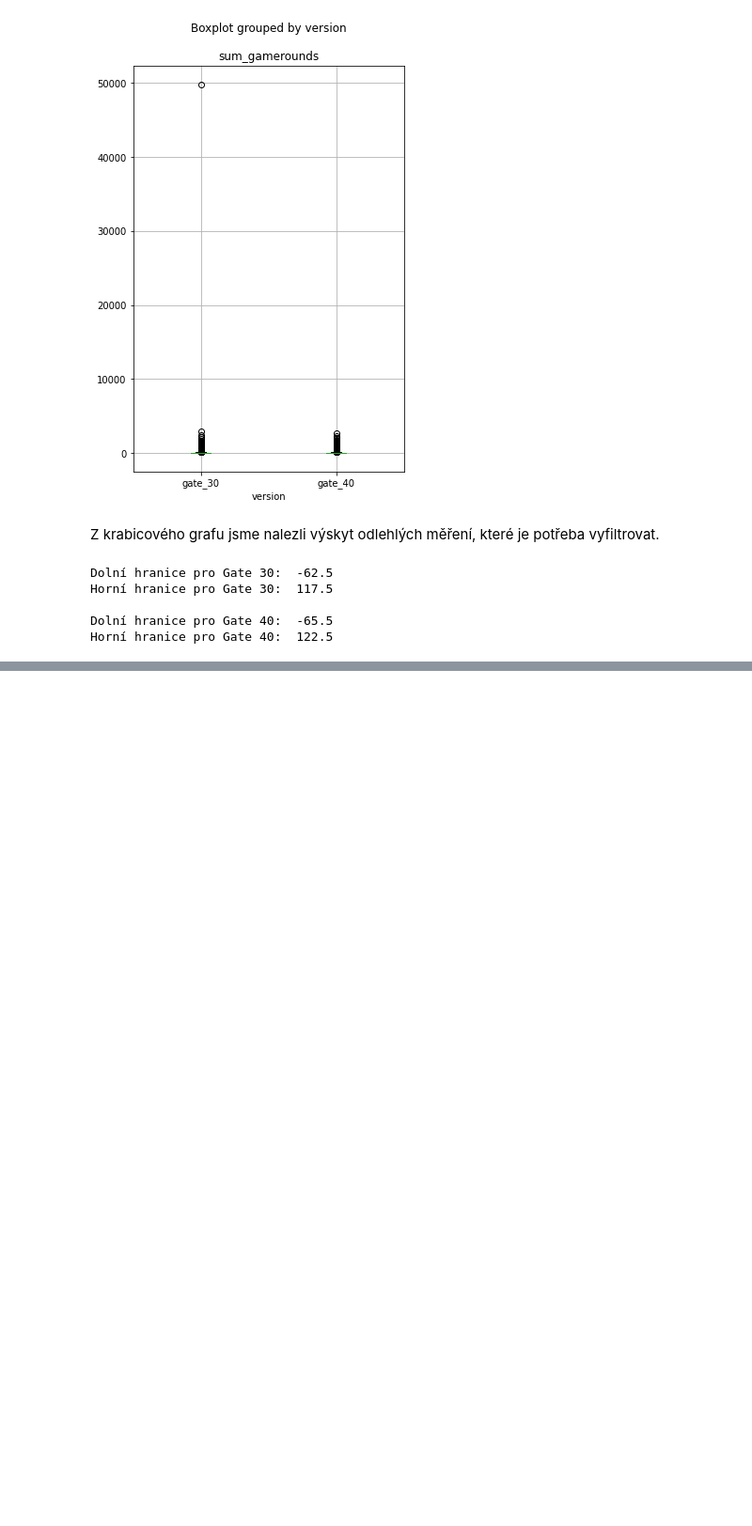
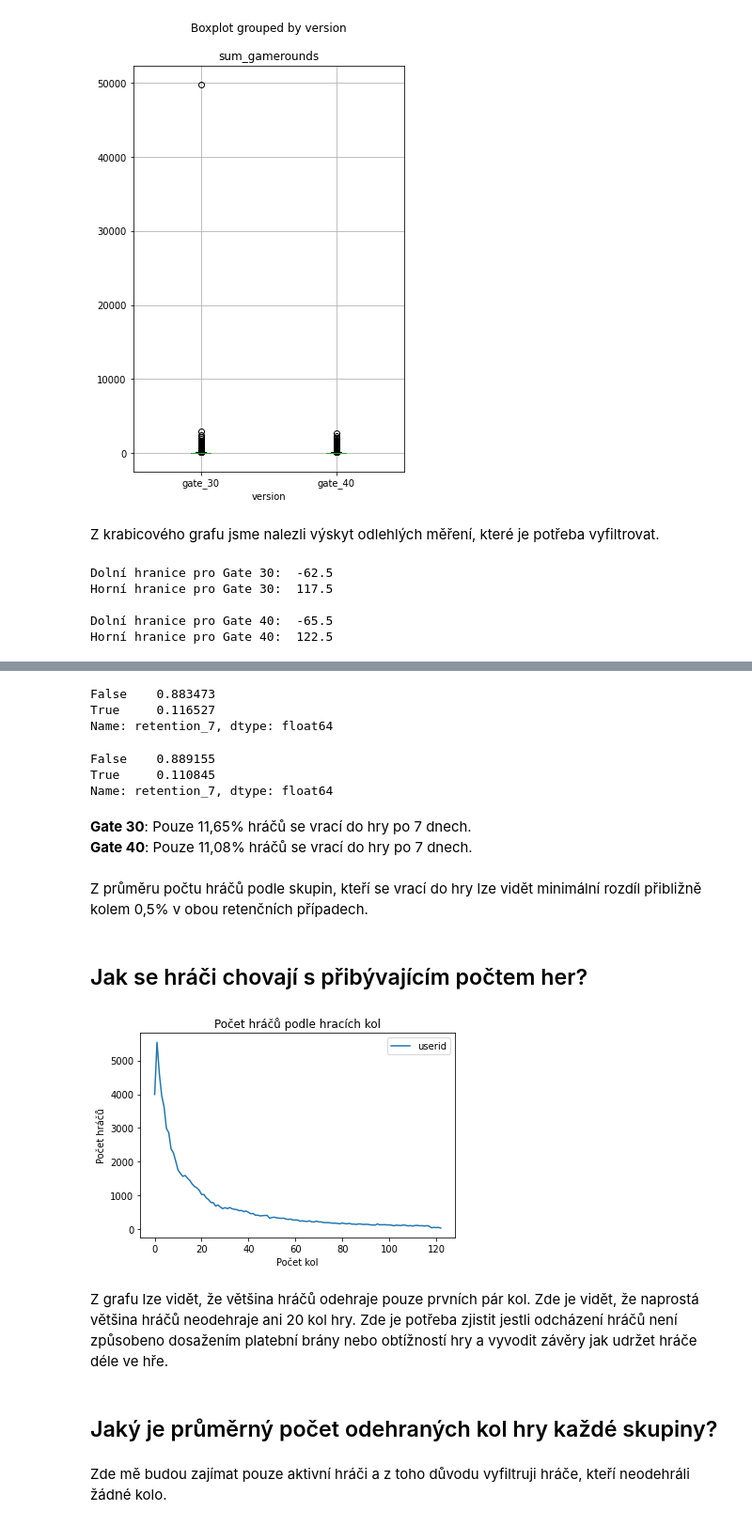
Before and after one commit to 9berny9/cookie_cats_analysis, a Jupyter notebook: cats.ipynb, the cells around one changed output, grey strips where cells are left out. Shown at 94% size. Saved outputs shown, nothing was run; the diff lists cells and outputs as text; code cells hidden in the pictures; blank space fills up the shorter version.

```diff
--- a/cats.ipynb
+++ b/cats.ipynb
@@ -157,0 +205,35 @@ df[df.sum_gamerounds < 130]
+# %%
+df_30.retention_7.value_counts(normalize=True)
+# %% [output]
+False    0.883473
+True     0.116527
+Name: retention_7, dtype: float64
+# %%
+df_40.retention_7.value_counts(normalize=True)
+# %% [output]
+False    0.889155
+True     0.110845
+Name: retention_7, dtype: float64
+# %% [markdown]
+**Gate 30**:  Pouze 11,65% hráčů se vrací do hry po 7 dnech.
+**Gate 40**: Pouze 11,08% hráčů se vrací do hry po 7 dnech.
+# %% [markdown]
+Z průměru počtu hráčů podle skupin, kteří se vrací do hry lze vidět minimální rozdíl přibližně kolem 0,5% v obou retenčních případech.
+# %% [markdown]
+## Jak se hráči chovají s přibývajícím počtem her?
+# %%
+# Graf počtu hráčů seskupených podle hracích kol
+grouped_df = df1.groupby('sum_gamerounds').count().reset_index()
+
+ax = grouped_df.plot('sum_gamerounds', y="userid")
+ax.set_xlabel("Počet kol")
+ax.set_ylabel("Počet hráčů")
+ax.set_title("Počet hráčů podle hracích kol");
+# %% [output]
+[figure, added]
+# %% [markdown]
+Z grafu lze vidět, že většina hráčů odehraje pouze prvních pár kol. Zde je vidět, že naprostá většina hráčů neodehraje ani 20 kol hry. Zde je potřeba zjistit jestli odcházení hráčů není způsobeno dosažením platební brány nebo obtížností hry a vyvodit závěry jak udržet hráče déle ve hře.
+# %% [markdown]
+## Jaký je průměrný počet odehraných kol hry každé skupiny?
+# %% [markdown]
+Zde mě budou zajímat pouze aktivní hráči a z toho důvodu vyfiltruji hráče, kteří neodehráli žádné kolo.
```
Also changed, not shown: parts of 27 cells of this notebook.
